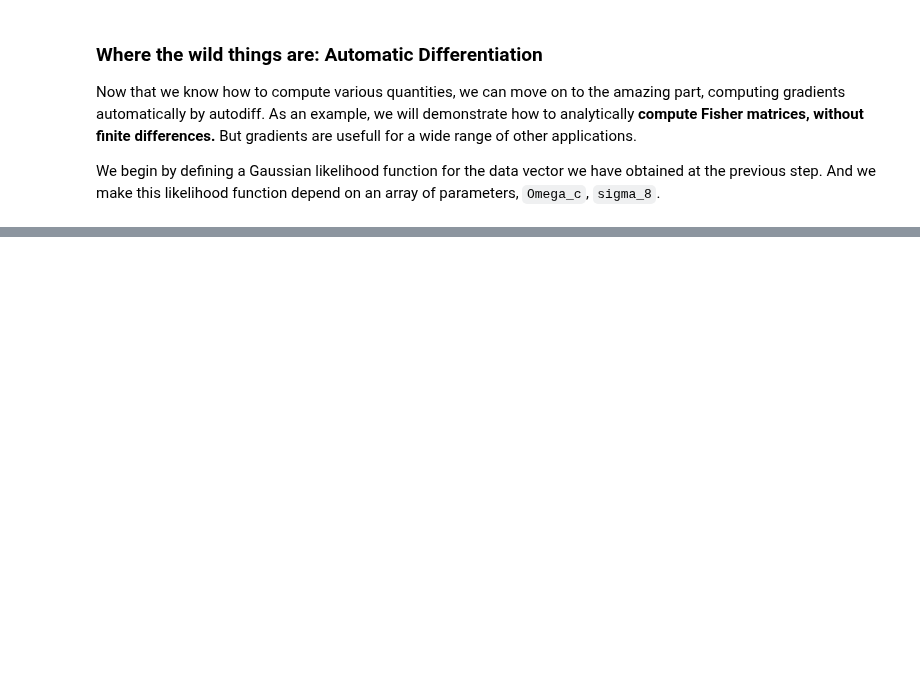
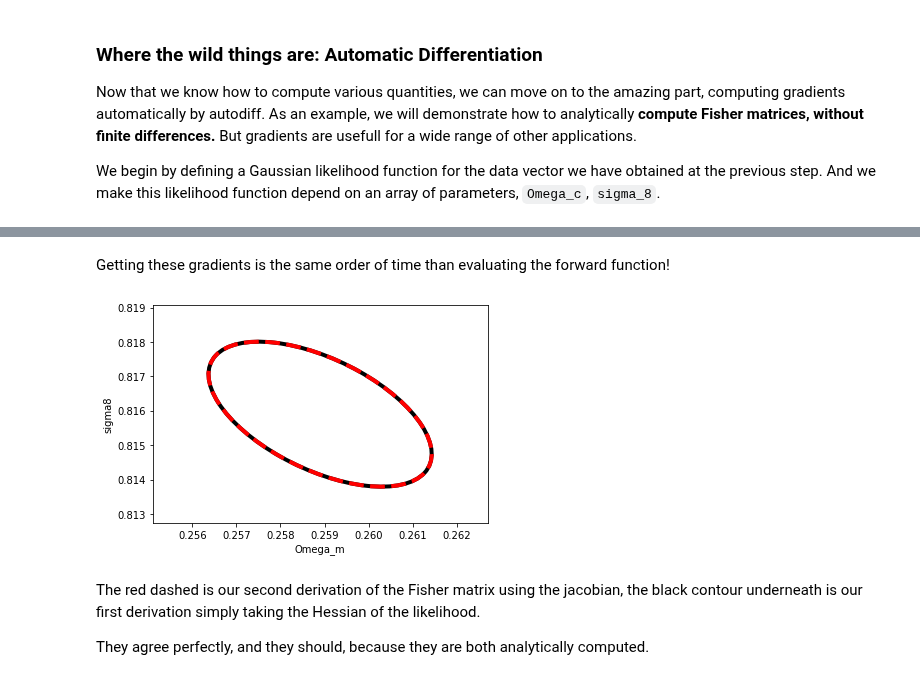
Before and after one commit to DifferentiableUniverseInitiative/jax_cosmo, a Jupyter notebook: notebooks/jax-cosmo-intro.ipynb, the cells around one changed output, grey strips where cells are left out. Drawn from its saved outputs; the diff is of its cells as text; code cells hidden in the pictures; blank space fills up the shorter version.

```diff
--- a/notebooks/jax-cosmo-intro.ipynb
+++ b/notebooks/jax-cosmo-intro.ipynb
@@ -275,0 +298,13 @@ Text(14.375, 0.5, 'sigma8')
+# %%
+# We define a parameter dependent function that computes the mean
+def mean_fn(p):
+  cosmo = jc.Planck15(Omega_c=p[0], sigma8=p[1])
+  # Compute signal vector
+  m = jc.angular_cl.angular_cl(cosmo, ell, probes)
+  return m.flatten() # We want it in 1d to operate against the covariance matrix
+# %%
+# We compute it's jacobian with JAX, and we JIT it for efficiency
+jac_mean = jax.jit(jax.jacfwd(mean_fn))
+# %%
+# We can now evaluate the jacobian at the fiducial cosmology
+dmu = jac_mean(params)
@@ -275,0 +320,17 @@ Text(14.375, 0.5, 'sigma8')
+# %% [markdown]
+Getting these gradients is the same order of time than evaluating the forward function!
+# %%
+# Now we can compose the Fisher matrix:
+F_2 = np.einsum('ia, ij, jb', dmu, np.linalg.inv(cov), dmu)
+# %%
+# We can now plot contours obtained with this
+plot_contours(F, params, fill=False,color='black',lw=4);
+plot_contours(F_2, params, fill=False, color='red', lw=4, linestyle='dashed');
+xlabel('Omega_m')
+ylabel('sigma8');
+# %% [output]
+[figure, added]
+# %% [markdown]
+The red dashed is our second derivation of the Fisher matrix using the jacobian, the black contour underneath is our first derivation simply taking the Hessian of the likelihood.
+
+They agree perfectly, and they should, because they are both analytically computed.
```
Also changed, not shown: parts of 17 cells of this notebook.
